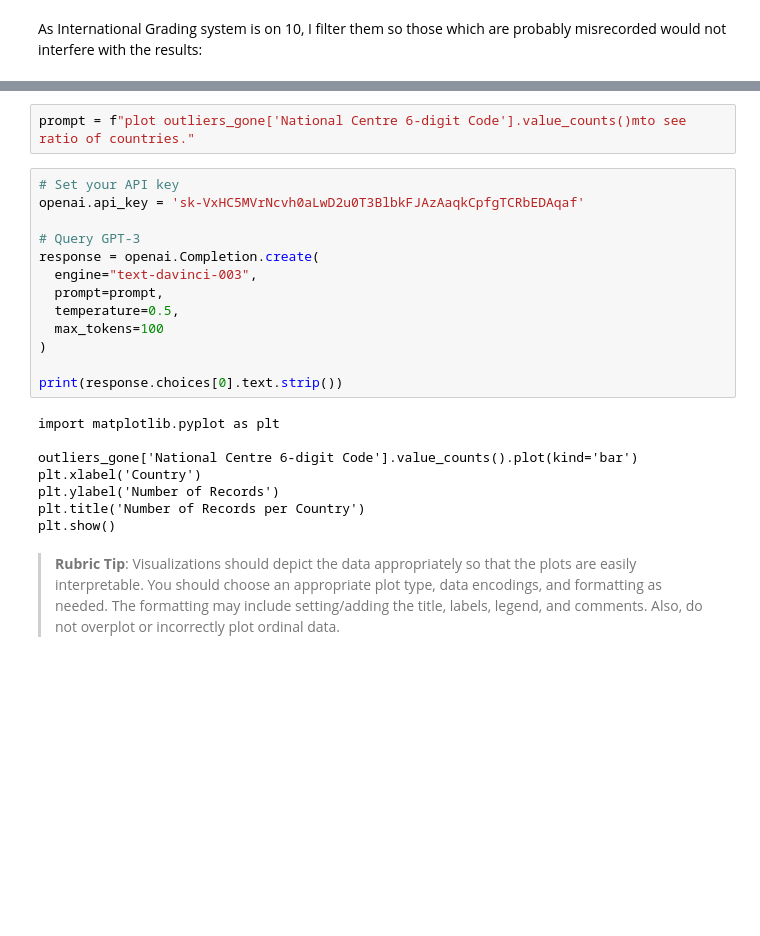
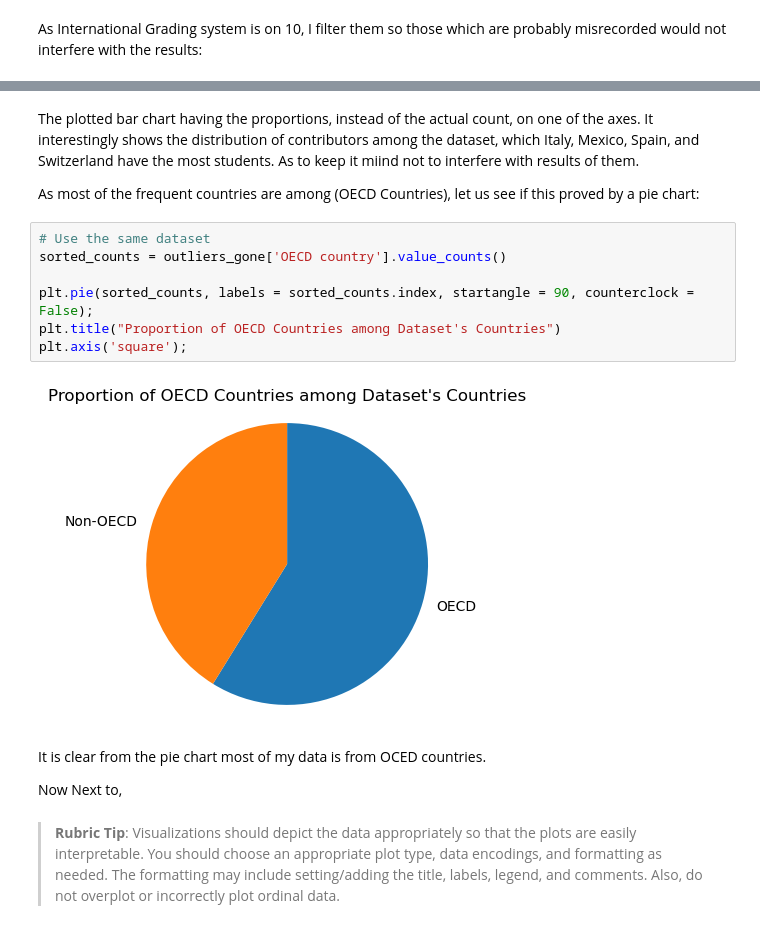
Before and after one commit to henanhasan/visualization_project, a Jupyter notebook: Part_I_exploration.ipynb, the cells around one changed output, grey strips where cells are left out. Drawn from its saved outputs; the diff is of its cells as text; blank space fills up the shorter version.

```diff
--- a/Part_I_exploration.ipynb
+++ b/Part_I_exploration.ipynb
@@ -288,26 +328,20 @@ plt.show()
-# %%
-prompt = f"plot outliers_gone['National Centre 6-digit Code'].value_counts()mto see ratio of countries."
-# %%
-# Set your API key
-openai.api_key = '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'
-
-# Query GPT-3
-response = openai.Completion.create(
-  engine="text-davinci-003",
-  prompt=prompt,
-  temperature=0.5,
-  max_tokens=100
-)
-
-print(response.choices[0].text.strip())
-# %% [output]
-import matplotlib.pyplot as plt
-
-outliers_gone['National Centre 6-digit Code'].value_counts().plot(kind='bar')
-plt.xlabel('Country')
-plt.ylabel('Number of Records')
-plt.title('Number of Records per Country')
-plt.show()
+# %% [markdown]
+The plotted bar chart having the proportions, instead of the actual count, on one of the axes. It interestingly shows the distribution of contributors among the dataset, which Italy, Mexico, Spain, and Switzerland have the most students. As to keep it miind not to interfere with results of them.
+
+As most of the frequent countries are among (OECD Countries), let us see if this proved by a pie chart:
+# %%
+# Use the same dataset
+sorted_counts = outliers_gone['OECD country'].value_counts()
+
+plt.pie(sorted_counts, labels = sorted_counts.index, startangle = 90, counterclock = False);
+plt.title("Proportion of OECD Countries among Dataset's Countries")
+plt.axis('square');
+# %% [output]
+[figure, added]
+# %% [markdown]
+It is clear from the pie chart most of my data is from OCED countries.
+
+Now Next to,
 # %% [markdown]
 
 
```
Also changed, not shown: parts of 7 cells of this notebook.
